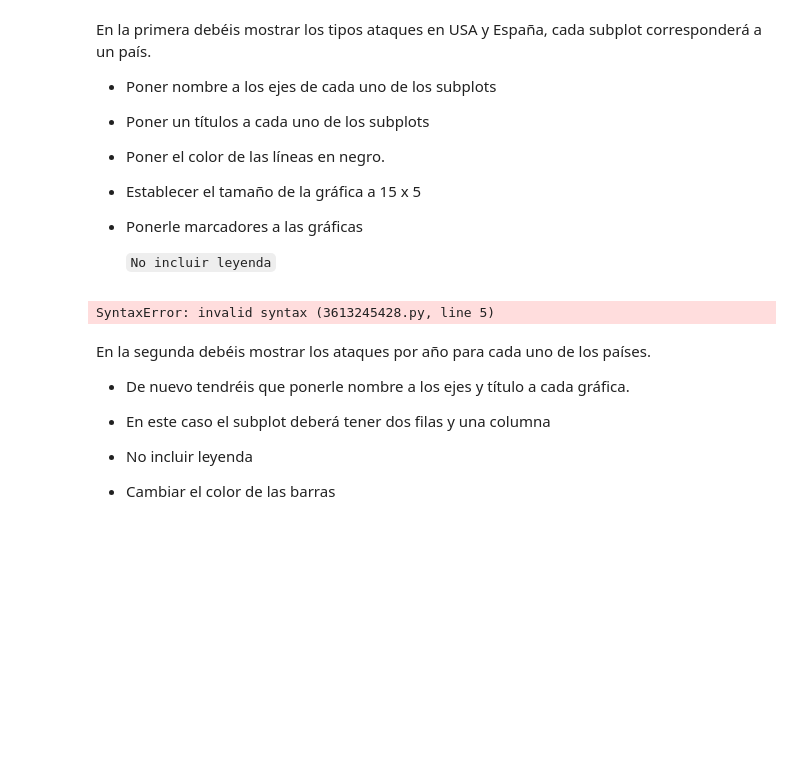
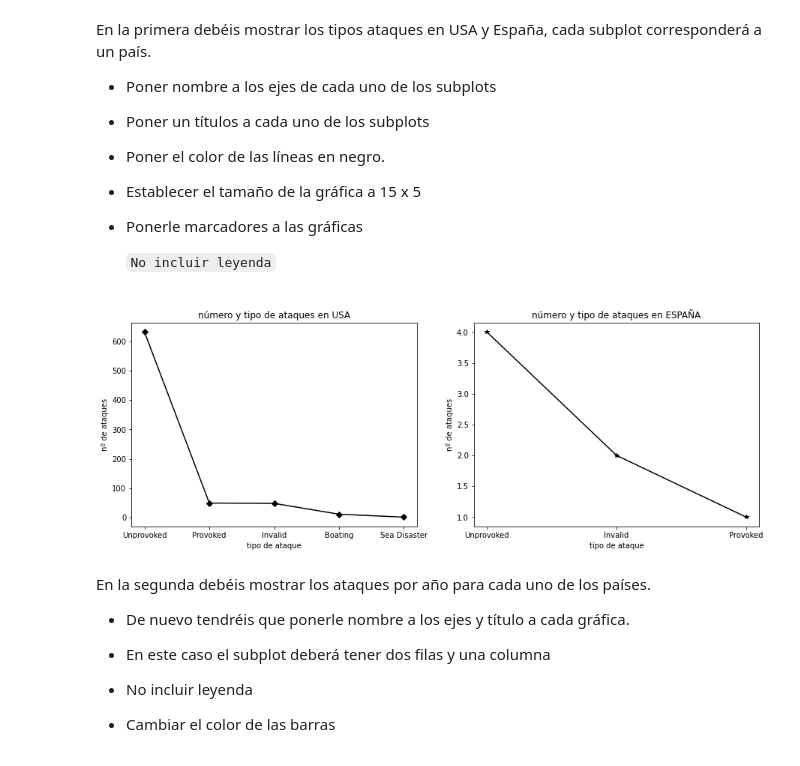
Before and after one commit to Adalab/DA-PromoC-modulo2-sprint1-VannaMina, a Jupyter notebook: VISUALIZACIÓN/2-Personalizando_Matplotlib-1.ipynb, the cells around one changed output. Cells and saved outputs as stored; diff of their text form; code cells hidden in the pictures; blank space fills up the shorter version.

```diff
--- a/VISUALIZACIÓN/2-Personalizando_Matplotlib-1.ipynb
+++ b/VISUALIZACIÓN/2-Personalizando_Matplotlib-1.ipynb
@@ -65,14 +85,28 @@ En la primera debéis mostrar los tipos ataques en USA y España, cada subplot c
-# %%
-#plt.subplots((numero_filas, numero_columnas), figsize= (ancho,alto)))
-
-fig,ax = plt.subplots(1,2)
-
-ax[0].scatter(usa,?)
-ax[1].scatter(españa,?)
-
-plt.show()
-# %% [output]
-SyntaxError: invalid syntax (3613245428.py, line 5)
+# %%
+españa_2_tipo = españa["type"].value_counts().reset_index()
+usa_2_tipo = usa["type"].value_counts().reset_index()
+# %%
+# Creamos el subplot
+
+fig,ax = plt.subplots(1,2, figsize= (15,5))
+
+
+ax[0].plot(usa_2_tipo["index"], usa_2_tipo["type"], marker="D", color= "black")
+
+ax[0].set_xlabel("tipo de ataque")
+ax[0].set_ylabel("nº de ataques")
+ax[0].set_title("número y tipo de ataques en USA")
+
+
+ax[1].plot(españa_2_tipo["index"], españa_2_tipo["type"], marker="*", color= "black")
+
+ax[1].set_xlabel("tipo de ataque")
+ax[1].set_ylabel("nº de ataques")
+ax[1].set_title("número y tipo de ataques en ESPAÑA")
+
+plt.show();
+# %% [output]
+[figure, added]
 # %% [markdown]
 En la segunda debéis mostrar los ataques por año para cada uno de los países.
 
```
Also changed, not shown: parts of 12 cells of this notebook, 8 other files.
